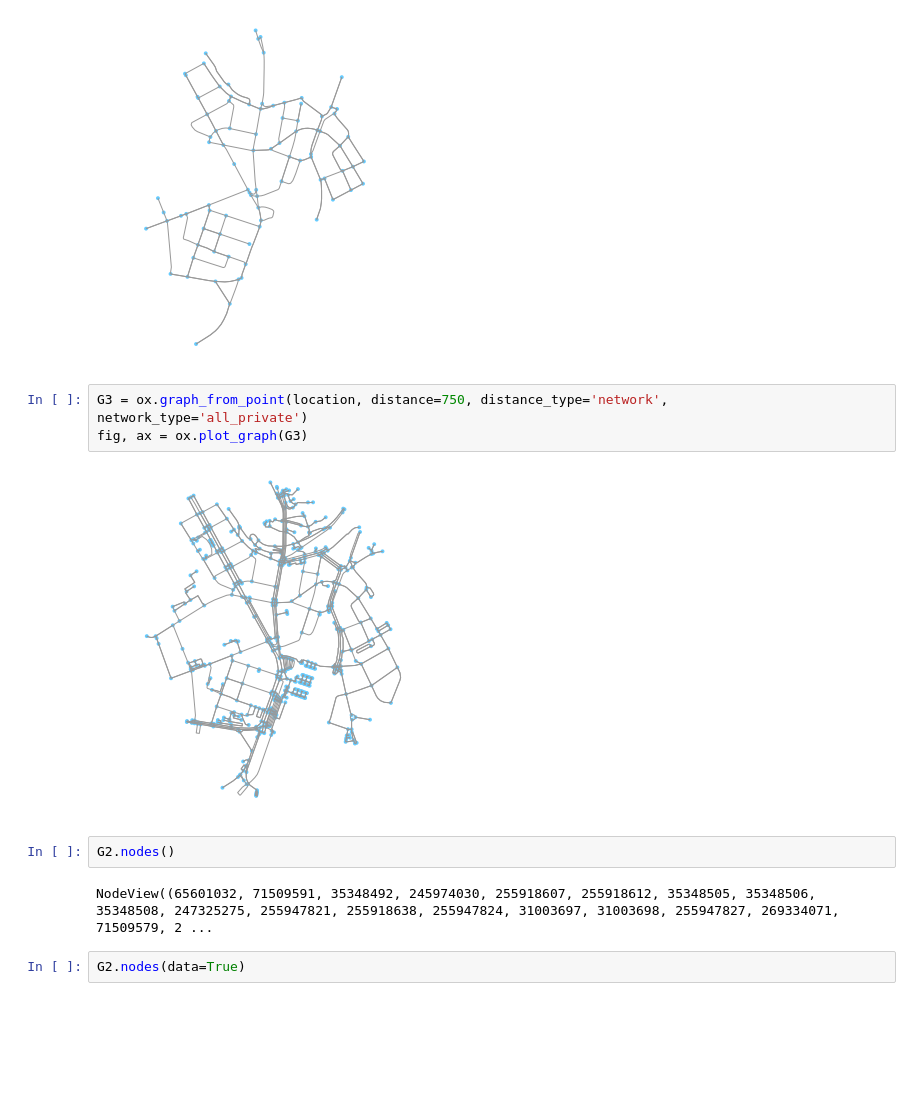
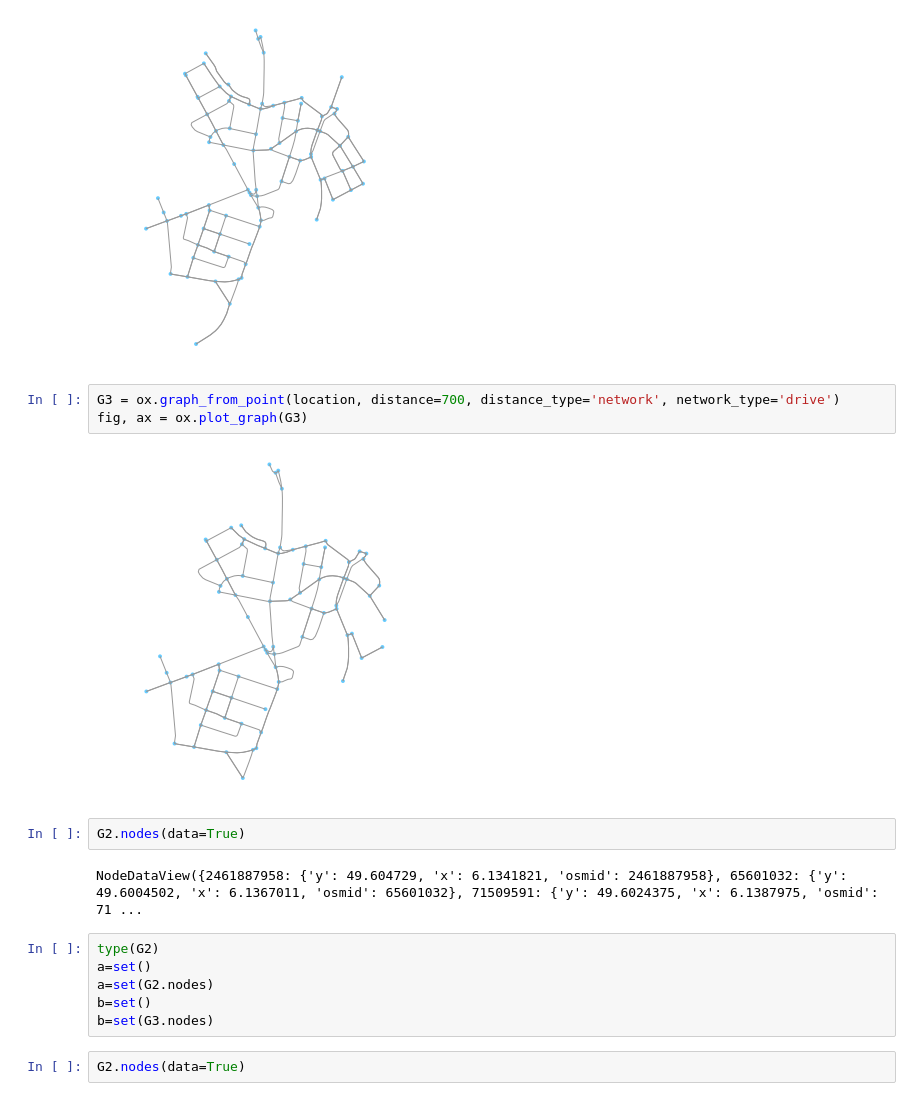
Before and after one commit to anuj-dimri25/Random-Delay-and-Indirections, a Jupyter notebook: road_points.ipynb, the cells around one changed output. Saved outputs shown, nothing was run; the diff lists cells and outputs as text; blank space fills up the shorter version.

Commit message:
graph intersection by making equal number of nodes

```diff
--- a/road_points.ipynb
+++ b/road_points.ipynb
@@ -7,14 +8,20 @@ fig, ax = ox.plot_graph(G2)
 # %% [output]
 [figure]
 # %%
-G3 = ox.graph_from_point(location, distance=750, distance_type='network', network_type='all_private')
+G3 = ox.graph_from_point(location, distance=700, distance_type='network', network_type='drive')
 fig, ax = ox.plot_graph(G3)
 # %% [output]
-[figure, old version]
+[figure, new version]
 # %%
-G2.nodes()
+G2.nodes(data=True)
 # %% [output]
-NodeView((65601032, 71509591, 35348492, 245974030, 255918607, 255918612, 35348505, 35348506, 35348508, 247325275, 255947821, 255918638, 255947824, 31003697, 31003698, 255947827, 269334071, 71509579, 2 ...
+NodeDataView({2461887958: {'y': 49.604729, 'x': 6.1341821, 'osmid': 2461887958}, 65601032: {'y': 49.6004502, 'x': 6.1367011, 'osmid': 65601032}, 71509591: {'y': 49.6024375, 'x': 6.1387975, 'osmid': 71 ...
+# %%
+type(G2)
+a=set()
+a=set(G2.nodes)
+b=set()
+b=set(G3.nodes)
 # %%
 G2.nodes(data=True)
 # %% [output]
```
Also changed, not shown: parts of 20 cells of this notebook.
